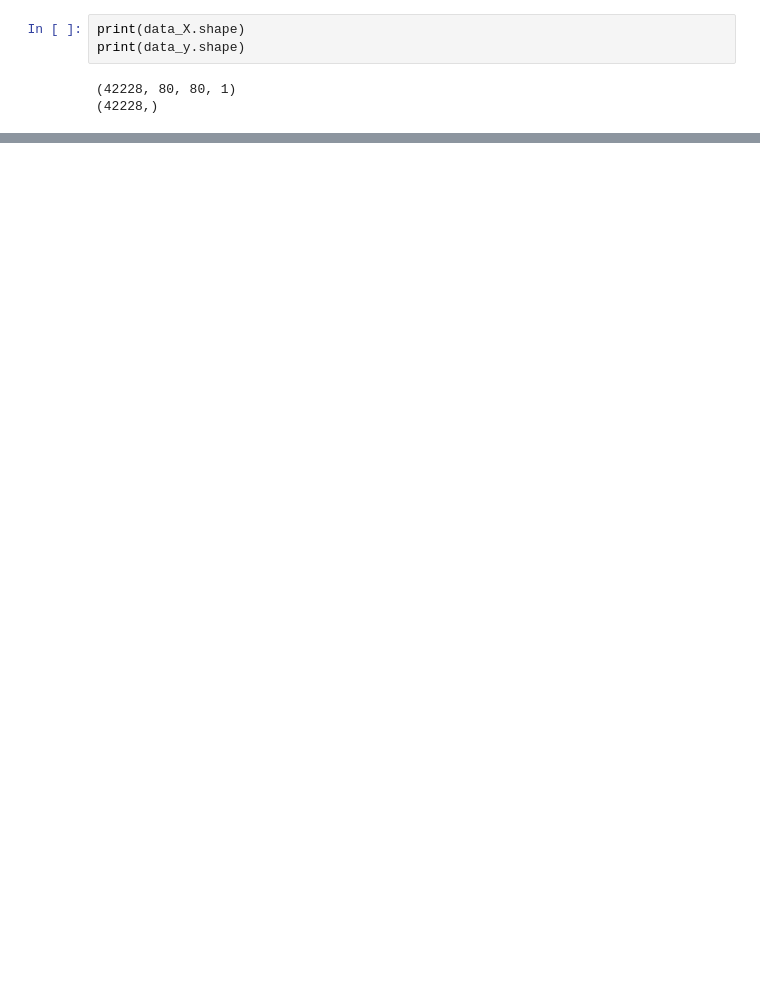
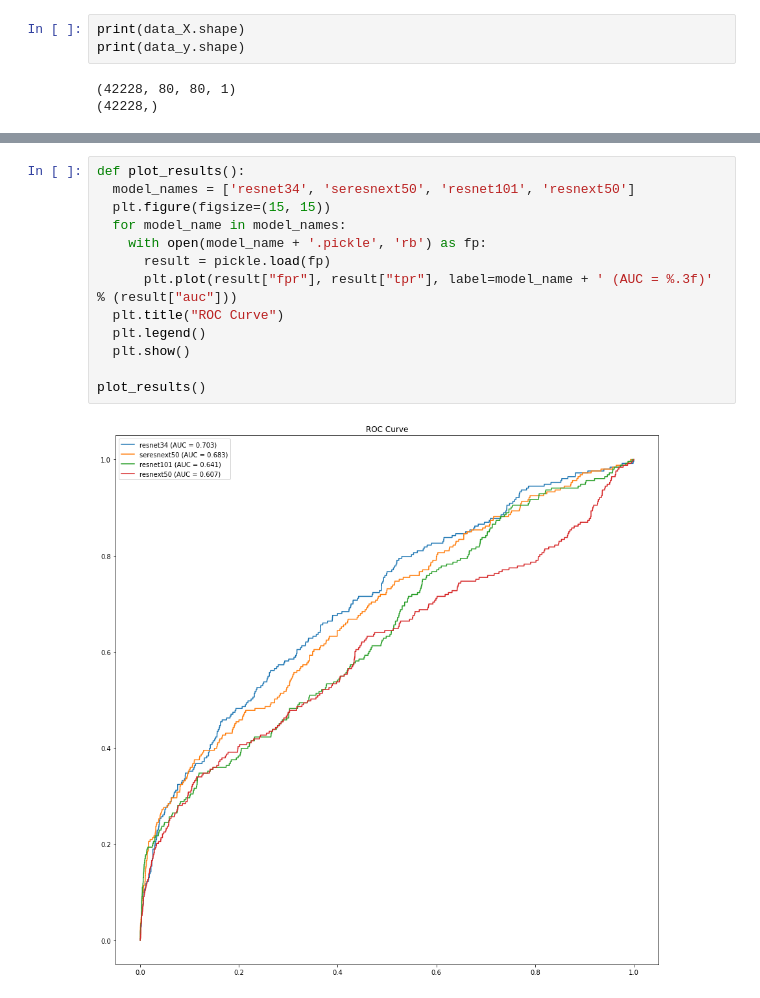
Before and after one commit to nisaruj/Chemception-plus, a Jupyter notebook: Chemception.ipynb, the cells around one changed output, grey strips where cells are left out. Drawn from its saved outputs; the diff is of its cells as text; blank space fills up the shorter version.

```diff
--- a/Chemception.ipynb
+++ b/Chemception.ipynb
@@ -247,0 +324,15 @@ Counter({False: 33927, True: 1263}) Counter({False: 6786, True: 252})
+# %%
+def plot_results():
+  model_names = ['resnet34', 'seresnext50', 'resnet101', 'resnext50']
+  plt.figure(figsize=(15, 15))
+  for model_name in model_names:
+    with open(model_name + '.pickle', 'rb') as fp:
+      result = pickle.load(fp)
+      plt.plot(result["fpr"], result["tpr"], label=model_name + ' (AUC = %.3f)' % (result["auc"]))
+  plt.title("ROC Curve")
+  plt.legend()
+  plt.show()
+
+plot_results()
+# %% [output]
+[figure, added]
```
Also changed, not shown: parts of 13 cells of this notebook.
